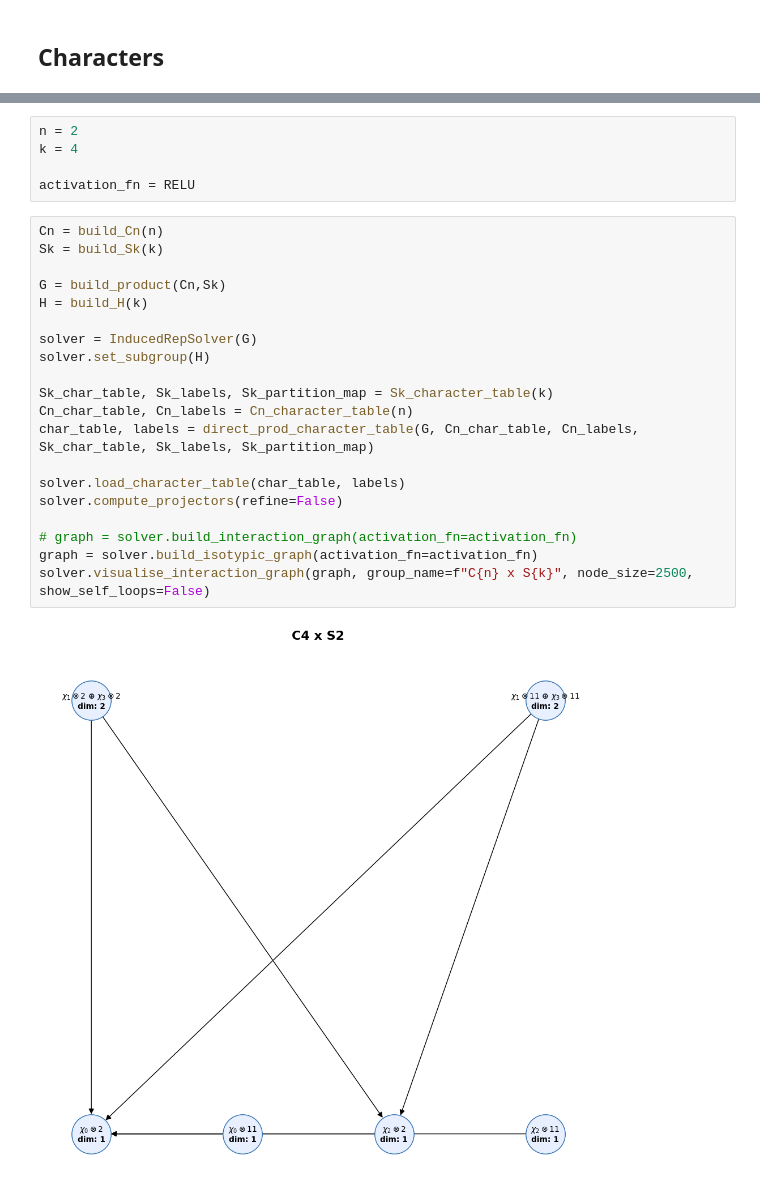
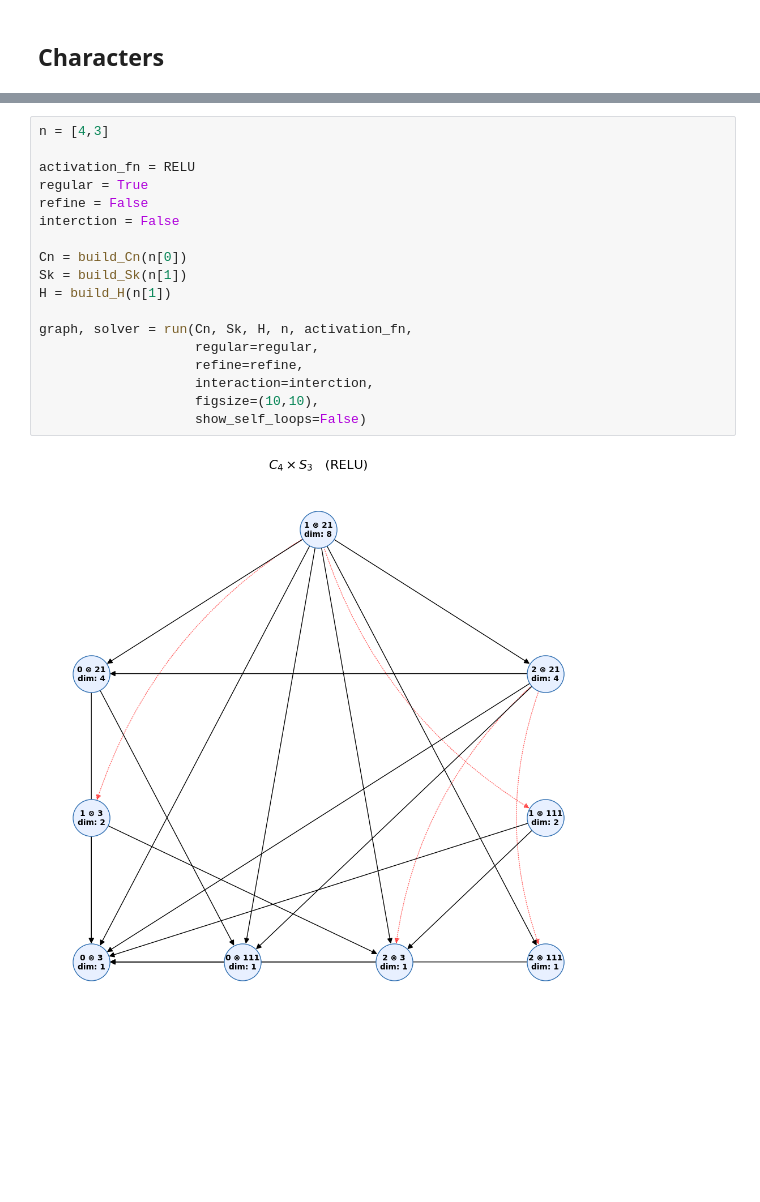
Before and after one commit to ManiShayestehfar/Masters, a Jupyter notebook: equivarient_NN/finite_groups/Cn_X_Sk_Sk-1.ipynb, the cells around one changed output, grey strips where cells are left out. Cells and saved outputs as stored; diff of their text form; blank space fills up the shorter version.

```diff
--- a/equivarient_NN/finite_groups/Cn_X_Sk_Sk-1.ipynb
+++ b/equivarient_NN/finite_groups/Cn_X_Sk_Sk-1.ipynb
@@ -170,27 +281,20 @@ def direct_prod_character_table(G,
-# %%
-n = 2
-k = 4
-
-activation_fn = RELU
-# %%
-Cn = build_Cn(n)
-Sk = build_Sk(k)
-
-G = build_product(Cn,Sk)
-H = build_H(k)
-
-solver = InducedRepSolver(G)
-solver.set_subgroup(H)
-
-Sk_char_table, Sk_labels, Sk_partition_map = Sk_character_table(k)
-Cn_char_table, Cn_labels = Cn_character_table(n)
-char_table, labels = direct_prod_character_table(G, Cn_char_table, Cn_labels, Sk_char_table, Sk_labels, Sk_partition_map)
-
-solver.load_character_table(char_table, labels)
-solver.compute_projectors(refine=False)
-
-# graph = solver.build_interaction_graph(activation_fn=activation_fn)
-graph = solver.build_isotypic_graph(activation_fn=activation_fn)
-solver.visualise_interaction_graph(graph, group_name=f"C{n} x S{k}", node_size=2500, show_self_loops=False)
-# %% [output]
-[figure, removed]
+# %%
+n = [4,3]
+
+activation_fn = RELU
+regular = True
+refine = False
+interction = False
+
+Cn = build_Cn(n[0])
+Sk = build_Sk(n[1])
+H = build_H(n[1])
+
+graph, solver = run(Cn, Sk, H, n, activation_fn,
+                    regular=regular,
+                    refine=refine,
+                    interaction=interction,
+                    figsize=(10,10),
+                    show_self_loops=False)
+# %% [output]
+[figure, added]
```
Also changed, not shown: parts of 6 cells of this notebook, 6 other files.
